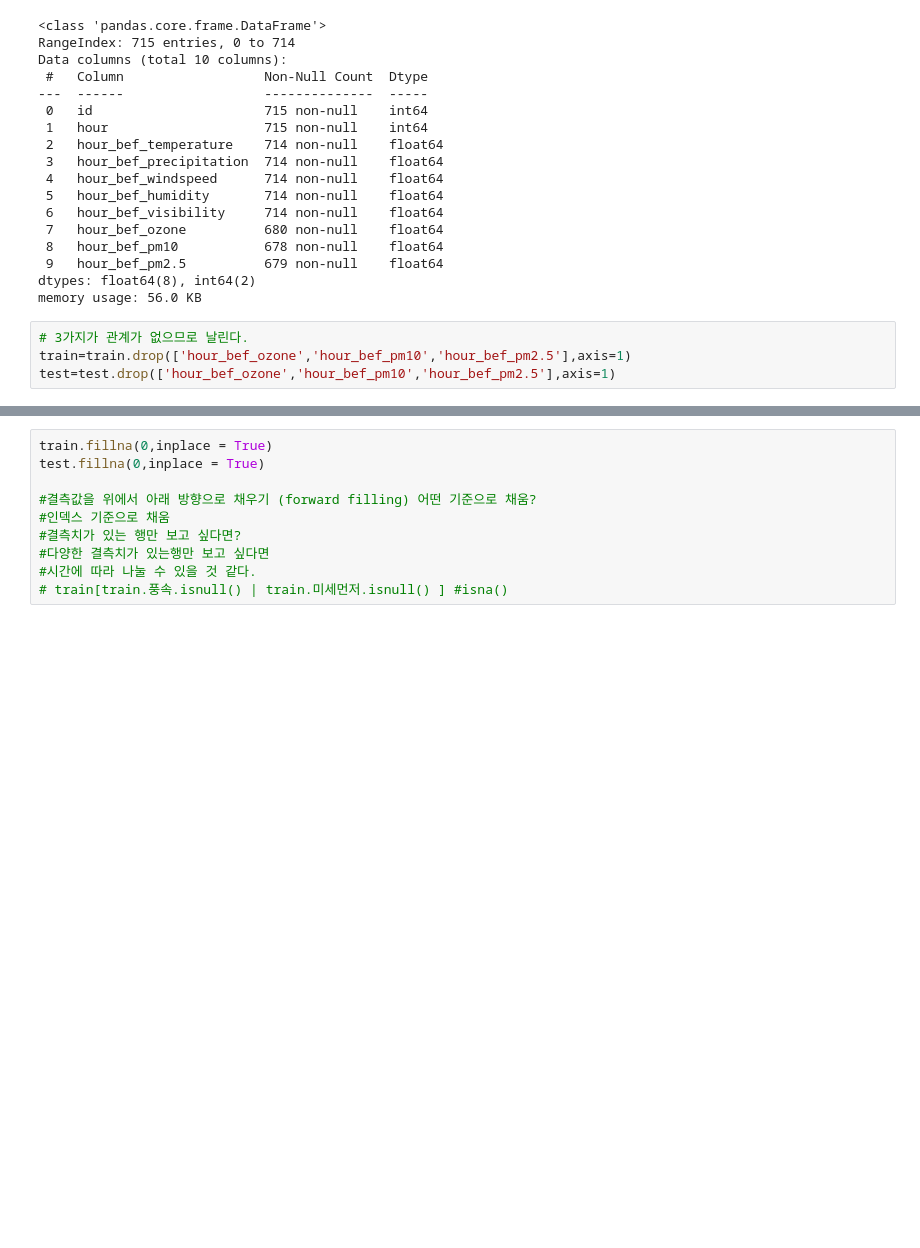
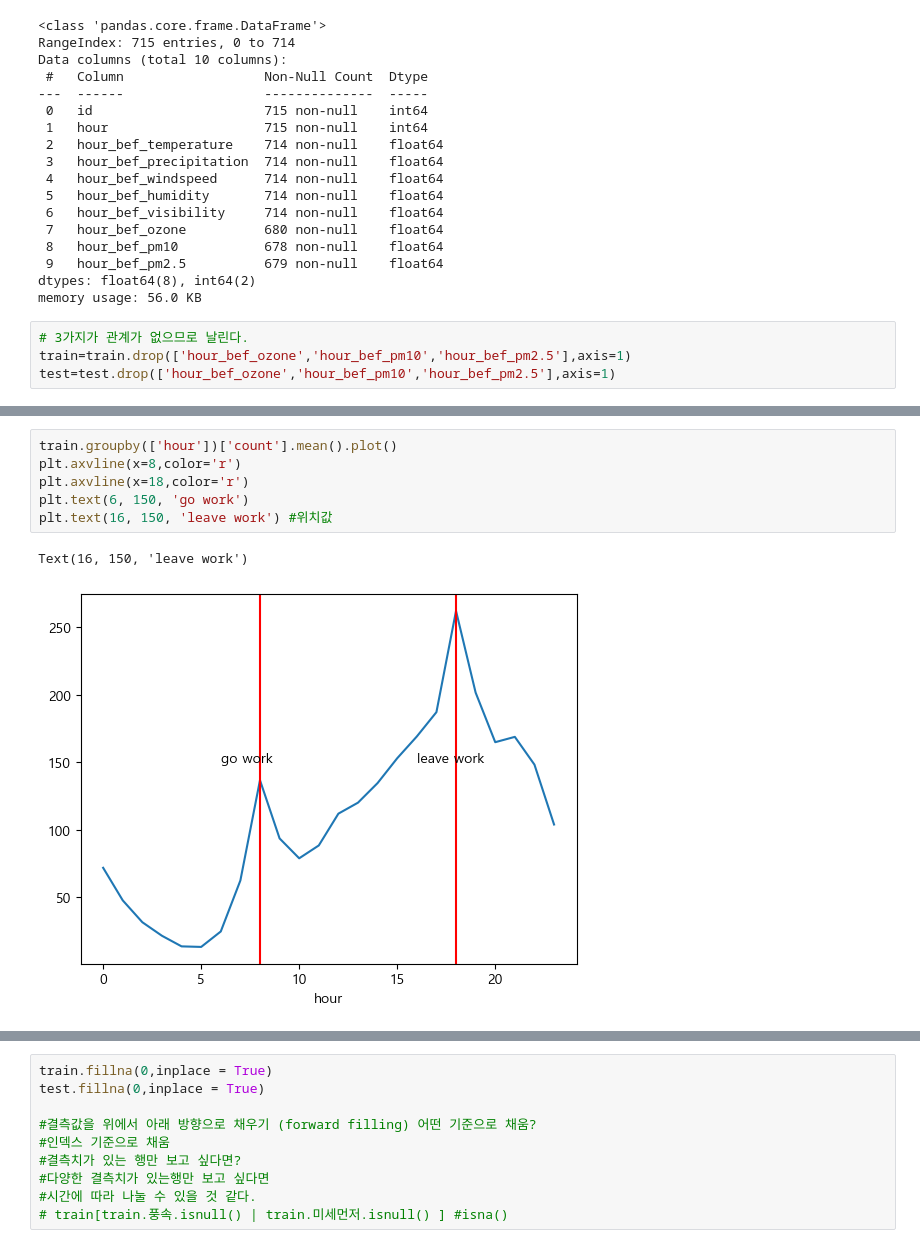
Before and after one commit to hongyeol-seo/ex_dacon_study, a Jupyter notebook: 데이콘/230315_서홍열_따릉이.ipynb, the cells around one changed output, grey strips where cells are left out. Saved outputs shown, nothing was run; the diff lists cells and outputs as text; blank space fills up the shorter version.

```diff
--- a/데이콘/230315_서홍열_따릉이.ipynb
+++ b/데이콘/230315_서홍열_따릉이.ipynb
@@ -105,0 +127,9 @@ test=test.drop(['hour_bef_ozone','hour_bef_pm10','hour_bef_pm2.5'],axis=1)
+# %%
+train.groupby(['hour'])['count'].mean().plot()
+plt.axvline(x=8,color='r')
+plt.axvline(x=18,color='r')
+plt.text(6, 150, 'go work')
+plt.text(16, 150, 'leave work') #위치값
+# %% [output]
+Text(16, 150, 'leave work')
+[figure, added]
```
Also changed, not shown: parts of 5 cells of this notebook, 2 other files.
